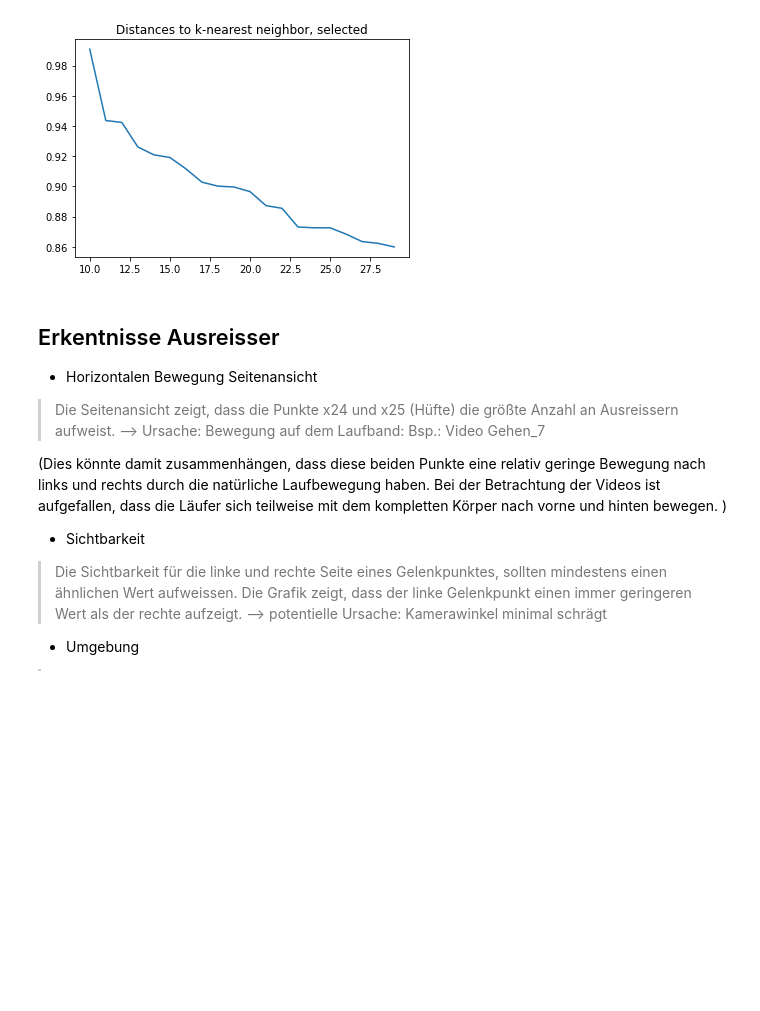
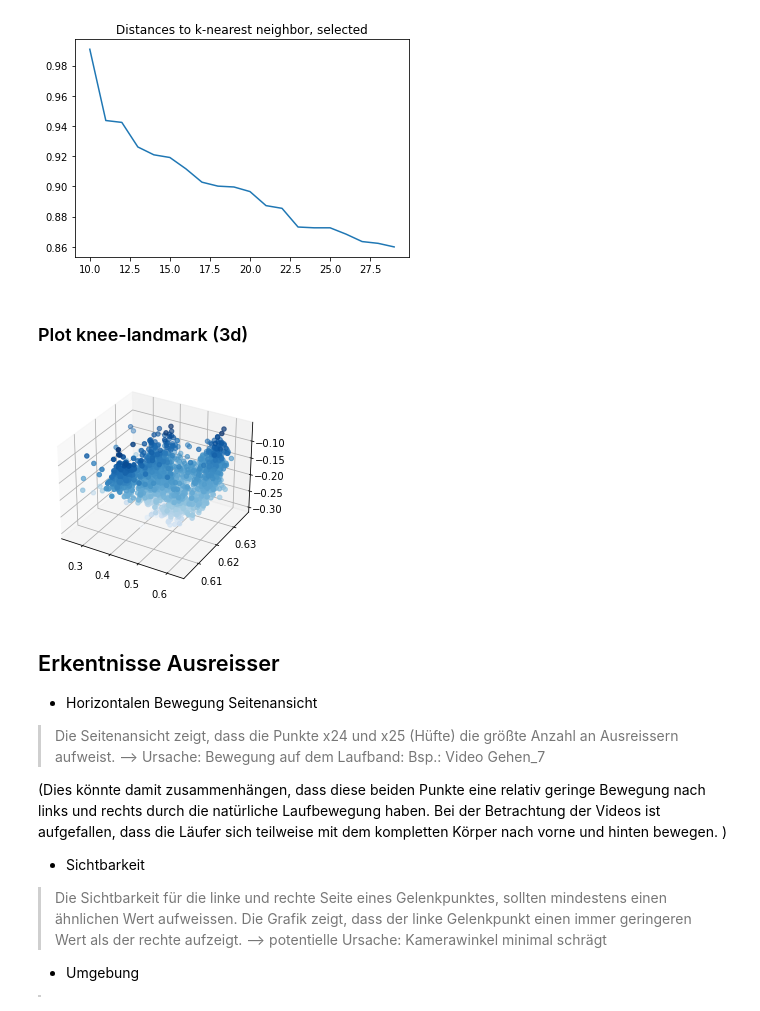
Before and after one commit to robring/running_pose_analytics, a Jupyter notebook: evaluation.ipynb, the cells around one changed output. Saved outputs shown, nothing was run; the diff lists cells and outputs as text; code cells hidden in the pictures; blank space fills up the shorter version.

```diff
--- a/evaluation.ipynb
+++ b/evaluation.ipynb
@@ -429,6 +477,21 @@ plt.show()
 # %% [output]
 [figure]
 [figure]
+# %% [markdown]
+### Plot knee-landmark (3d)
+# %%
+%matplotlib inline
+import numpy as np
+import matplotlib.pyplot as plt
+fig = plt.figure()
+ax = plt.axes(projection='3d')
+
+zdata = df_side_gehen["z26"]
+xdata = df_side_gehen["x26"]
+ydata = df_side_gehen["y26"]
+ax.scatter3D(xdata, ydata, zdata, c=zdata, cmap='Blues');
+# %% [output]
+[figure, added]
 # %% [markdown]
 ## Erkentnisse Ausreisser
 
```
Also changed, not shown: parts of 12 cells of this notebook, 1 other file.
